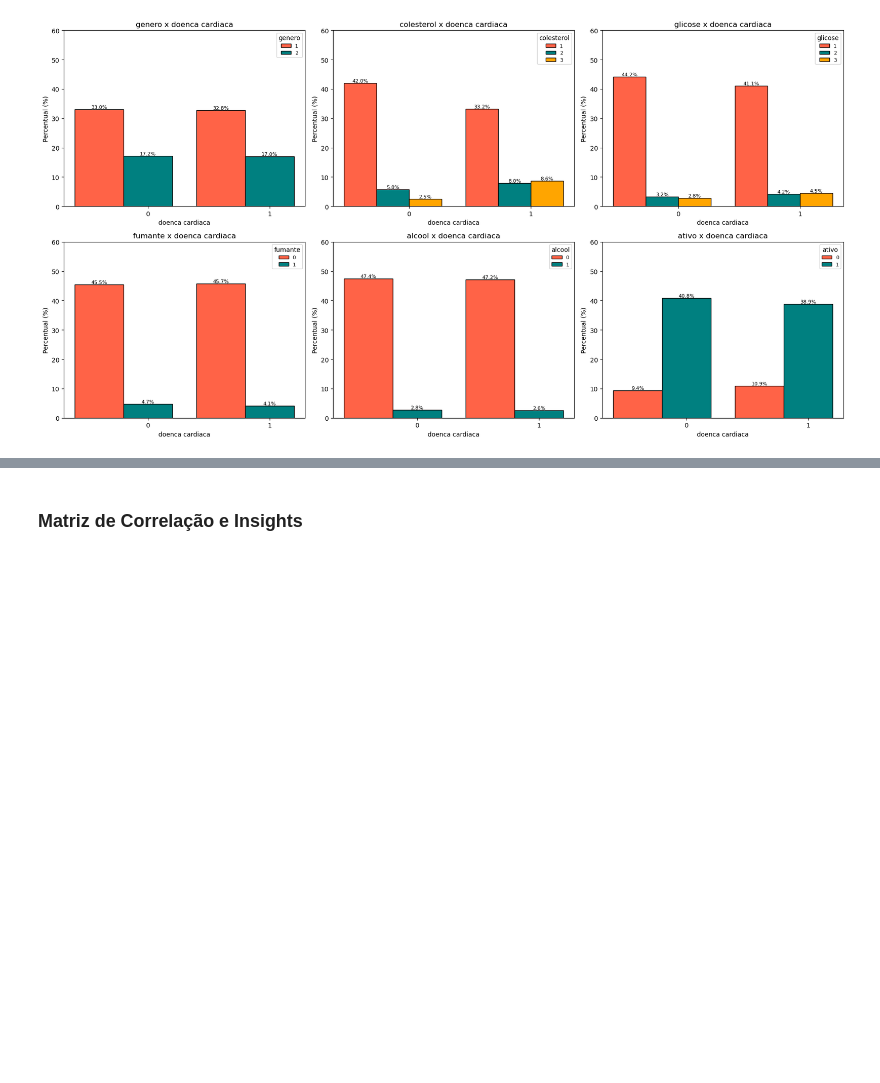
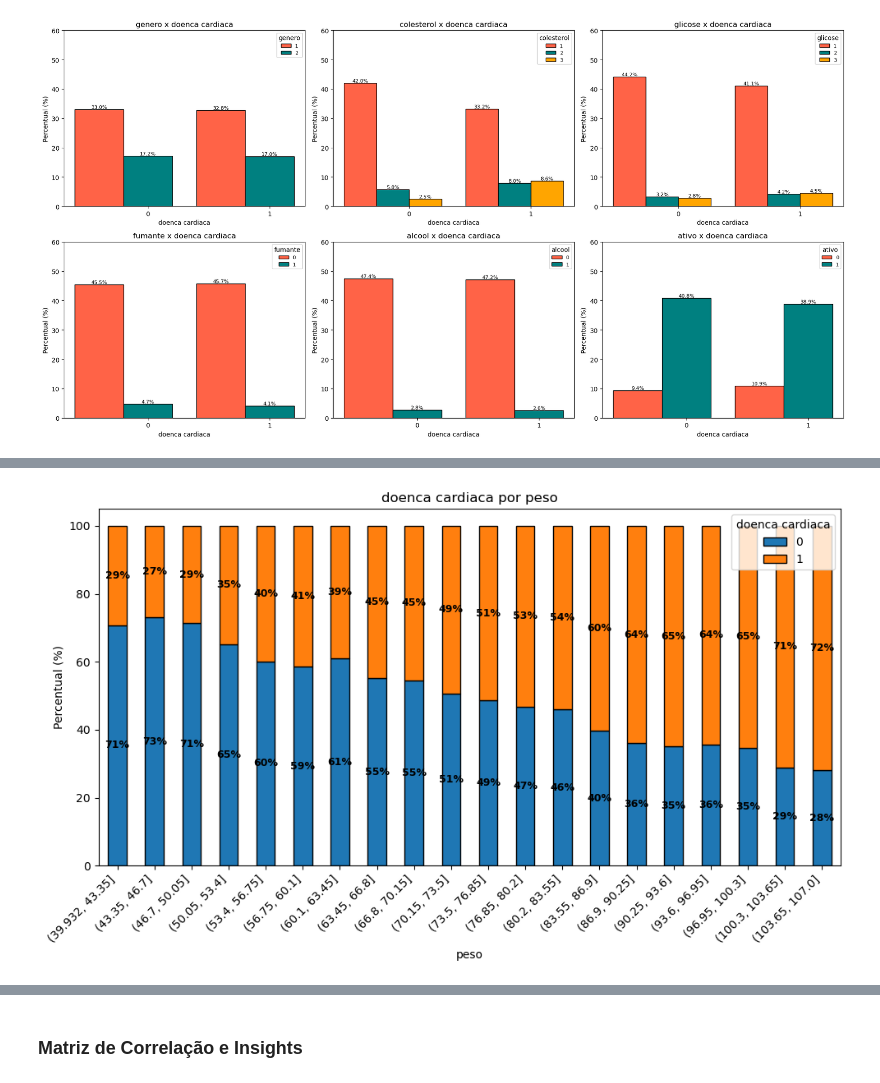
Before and after one commit to ramoneirao/machine-learning, a Jupyter notebook: classificacao/Cardio-RegLog.ipynb, the cells around one changed output, grey strips where cells are left out. Cells and saved outputs as stored; diff of their text form; code cells hidden in the pictures; blank space fills up the shorter version.

```diff
--- a/classificacao/Cardio-RegLog.ipynb
+++ b/classificacao/Cardio-RegLog.ipynb
@@ -133,0 +147,4 @@ categoricasXtarget(base, 'doenca cardiaca', ['genero', 'colesterol', 'glicose',
+# %%
+distribuicao_target(base, 'doenca cardiaca', 'peso', bins=20)
+# %% [output]
+[figure, added]
```
Also changed, not shown: parts of 19 cells of this notebook.
